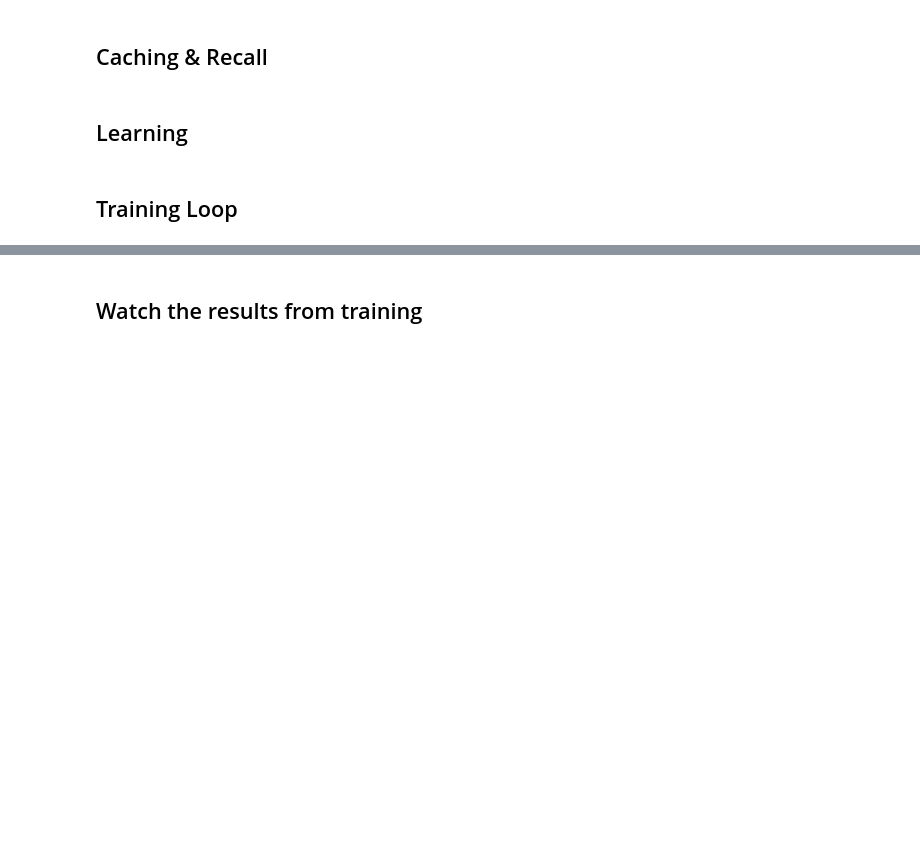
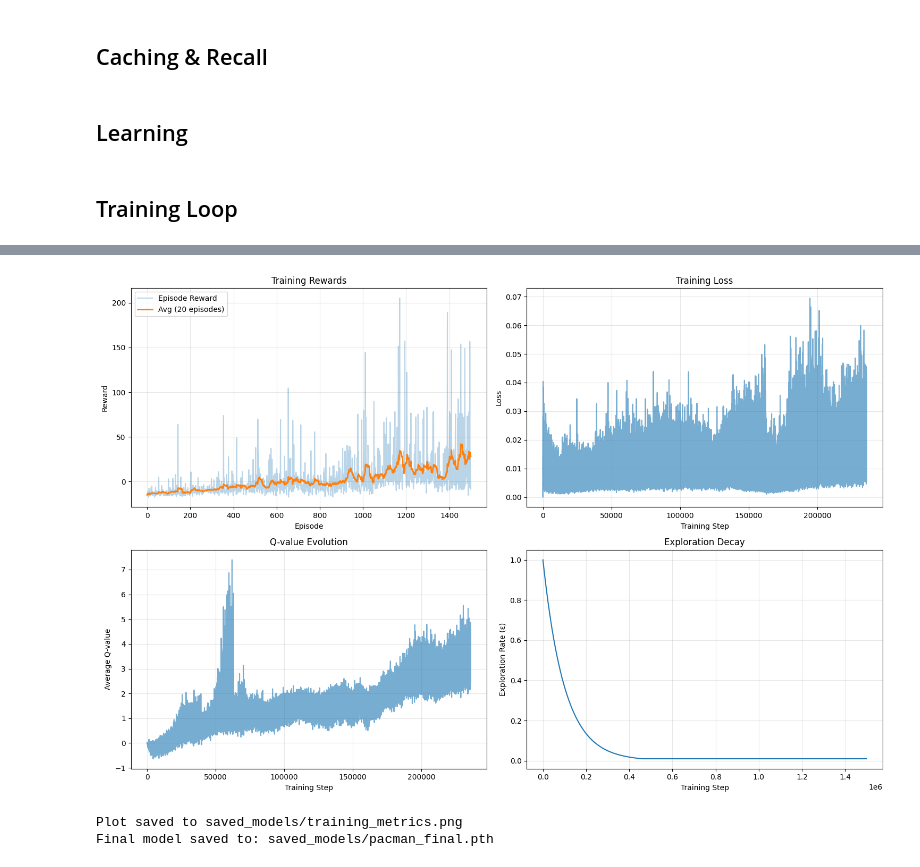
Before and after one commit to yiern/Dr-Pacman, a Jupyter notebook: PacmanRL.ipynb, the cells around one changed output, grey strips where cells are left out. Cells and saved outputs as stored; diff of their text form; code cells hidden in the pictures; blank space fills up the shorter version.

```diff
--- a/PacmanRL.ipynb
+++ b/PacmanRL.ipynb
@@ -369,8 +644,65 @@ KeyboardInterrupt:
 # %%
-import os
-save_dir = "saved_models"
-os.makedirs(save_dir, exist_ok=True)
-save_path = os.path.join(save_dir, "pacman_final.pth")
-torch.save(agent.policy_net.state_dict(), save_path)
+import matplotlib.pyplot as plt
+
+# Plot training metrics
+def plot_training_metrics(episode_rewards, avg_rewards, losses, q_values):
+    fig, axes = plt.subplots(2, 2, figsize=(15, 10))
+
+    # Plot 1: Episode Rewards
+    axes[0, 0].plot(episode_rewards, alpha=0.3, label='Episode Reward')
+    axes[0, 0].plot(avg_rewards, linewidth=2, label='Avg (20 episodes)')
+    axes[0, 0].set_xlabel('Episode')
+    axes[0, 0].set_ylabel('Reward')
+    axes[0, 0].set_title('Training Rewards')
+    axes[0, 0].legend()
+    axes[0, 0].grid(True, alpha=0.3)
+
+    # Plot 2: Loss
+    if losses:
+        axes[0, 1].plot(losses, alpha=0.6)
+        axes[0, 1].set_xlabel('Training Step')
+        axes[0, 1].set_ylabel('Loss')
+        axes[0, 1].set_title('Training Loss')
+        axes[0, 1].grid(True, alpha=0.3)
+
+    # Plot 3: Q-values
+    if q_values:
+        axes[1, 0].plot(q_values, alpha=0.6)
+        axes[1, 0].set_xlabel('Training Step')
+        axes[1, 0].set_ylabel('Average Q-value')
+        axes[1, 0].set_title('Q-value Evolution')
+        axes[1, 0].grid(True, alpha=0.3)
+
+    # Plot 4: Exploration Rate
+    steps = list(range(0, len(episode_rewards) * 1000, 1000))[:len(episode_rewards)]
+    exploration_rates = [1.0 * (0.99999 ** step) for step in steps]
+    exploration_rates = [max(0.01, rate) for rate in exploration_rates]
+
+    axes[1, 1].plot(steps, exploration_rates)
+    axes[1, 1].set_xlabel('Training Step')
+    axes[1, 1].set_ylabel('Exploration Rate (ε)')
+    axes[1, 1].set_title('Exploration Decay')
+    axes[1, 1].grid(True, alpha=0.3)
+
+    plt.tight_layout()
+    plt.show()
+    print(f"Plot saved to {save_dir}/training_metrics.png")
+
+# Plot the results
+plot_training_metrics(episode_rewards, avg_rewards, losses, q_values)
+
+# Save final model
+final_save_path = os.path.join(save_dir, "pacman_final.pth")
+torch.save({
+    'model_state_dict': agent.policy_net.state_dict(),
+    'target_state_dict': agent.target_net.state_dict(),
+    'optimizer_state_dict': agent.optimizer.state_dict(),
+    'exploration_rate': agent.exploration_rate,
+    'episode_rewards': episode_rewards,
+    'avg_rewards': avg_rewards,
+}, final_save_path)
+print(f"Final model saved to: {final_save_path}")
+# %% [output]
+[figure, added]
+Plot saved to saved_models/training_metrics.png
+Final model saved to: saved_models/pacman_final.pth
-# %% [markdown]
-## Watch the results from training
```
Also changed, not shown: parts of 12 cells of this notebook, 17 other files.
